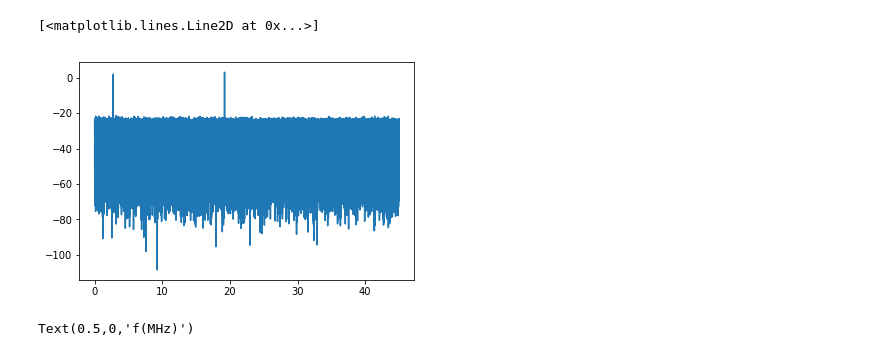
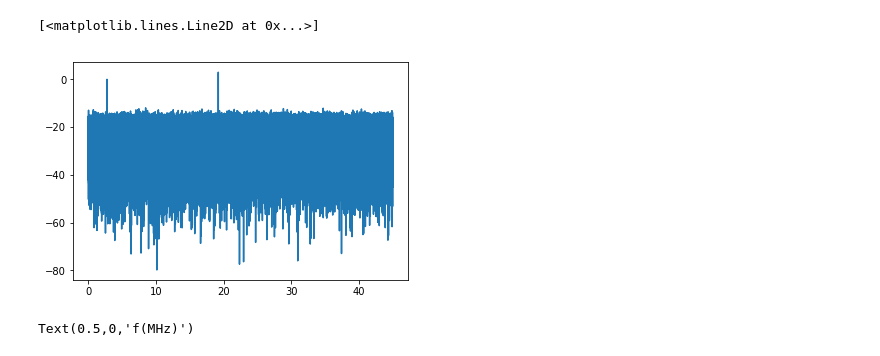
Before and after one commit to ban09/fpga-utils, a Jupyter notebook: dsp/polyphase/model/fir_poly.ipynb, the cells around one changed output. Saved outputs shown, nothing was run; the diff lists cells and outputs as text; code cells hidden in the pictures.

```diff
--- a/dsp/polyphase/model/fir_poly.ipynb
+++ b/dsp/polyphase/model/fir_poly.ipynb
@@ -7,17 +7,17 @@ import utils.utils as utils
 # %%
 #Generate noise plus two sinewaves at 19.2MHz and 19.2/7MHz
 fs = 90e6
 f = 19.2e6
-tmax = 100e-3;
+tmax = 10e-3;
 Ncycles = int(tmax*f)
 t = np.arange(0,int(Ncycles*(fs/f)))*(1/fs)
 noise = np.random.normal(scale=np.sqrt(0.0001*fs/2),size=t.shape)
 x = 2*np.sqrt(2)*np.sin(2*np.pi*f*t)+2*np.sqrt(2)*np.sin(2*np.pi*(f/7)*t)+noise
 w,ff=utils.osfft(x,fs)
 plt.plot(w,20*np.log10(ff))
 # %% [output]
 [<matplotlib.lines.Line2D at 0x...>]
-[figure, old version]
+[figure, new version]
 # %%
 # Fir filter design.
 #fc = 4.5e6
```
Also changed, not shown: parts of 6 cells of this notebook, 2 other files.
